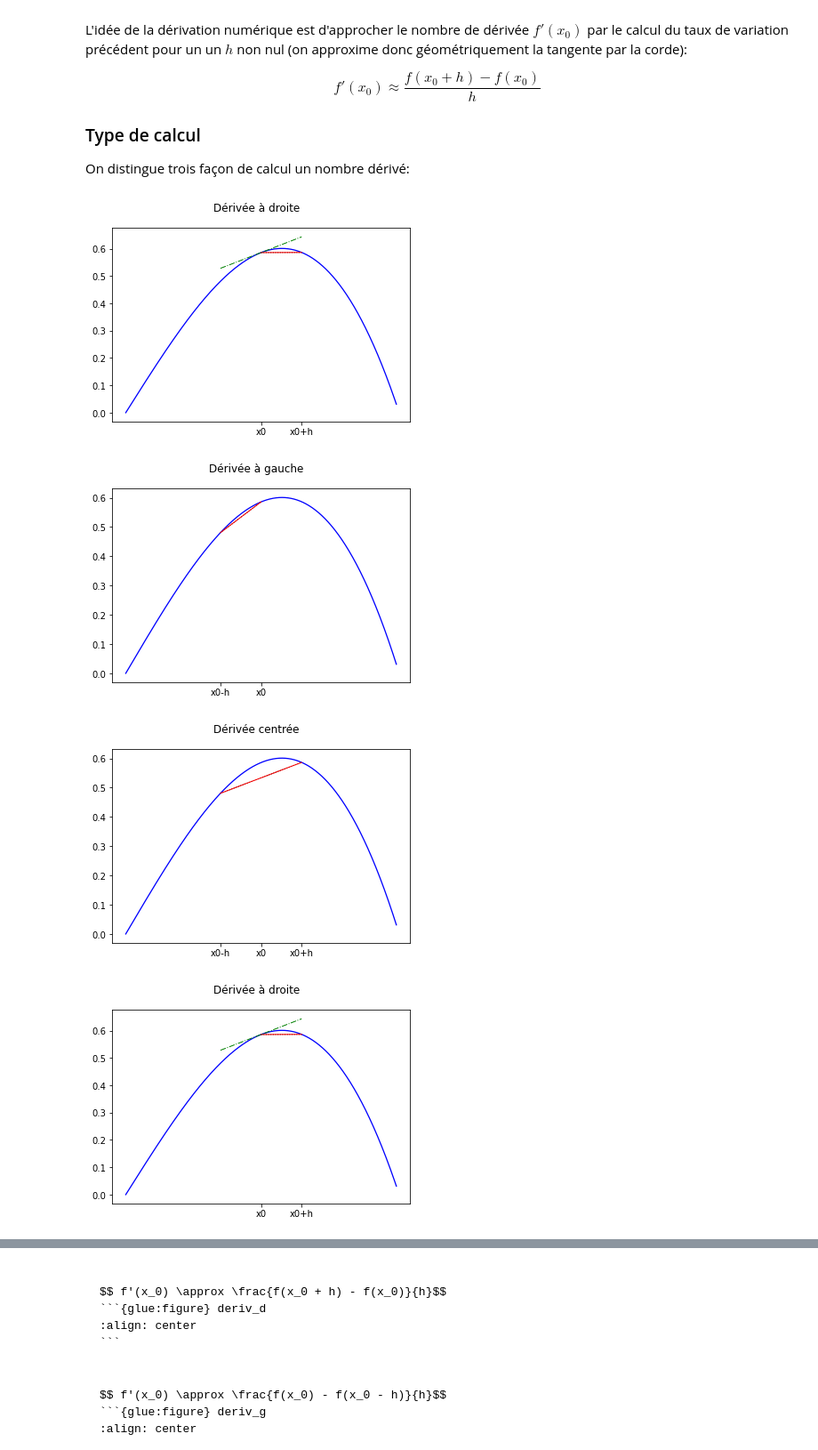
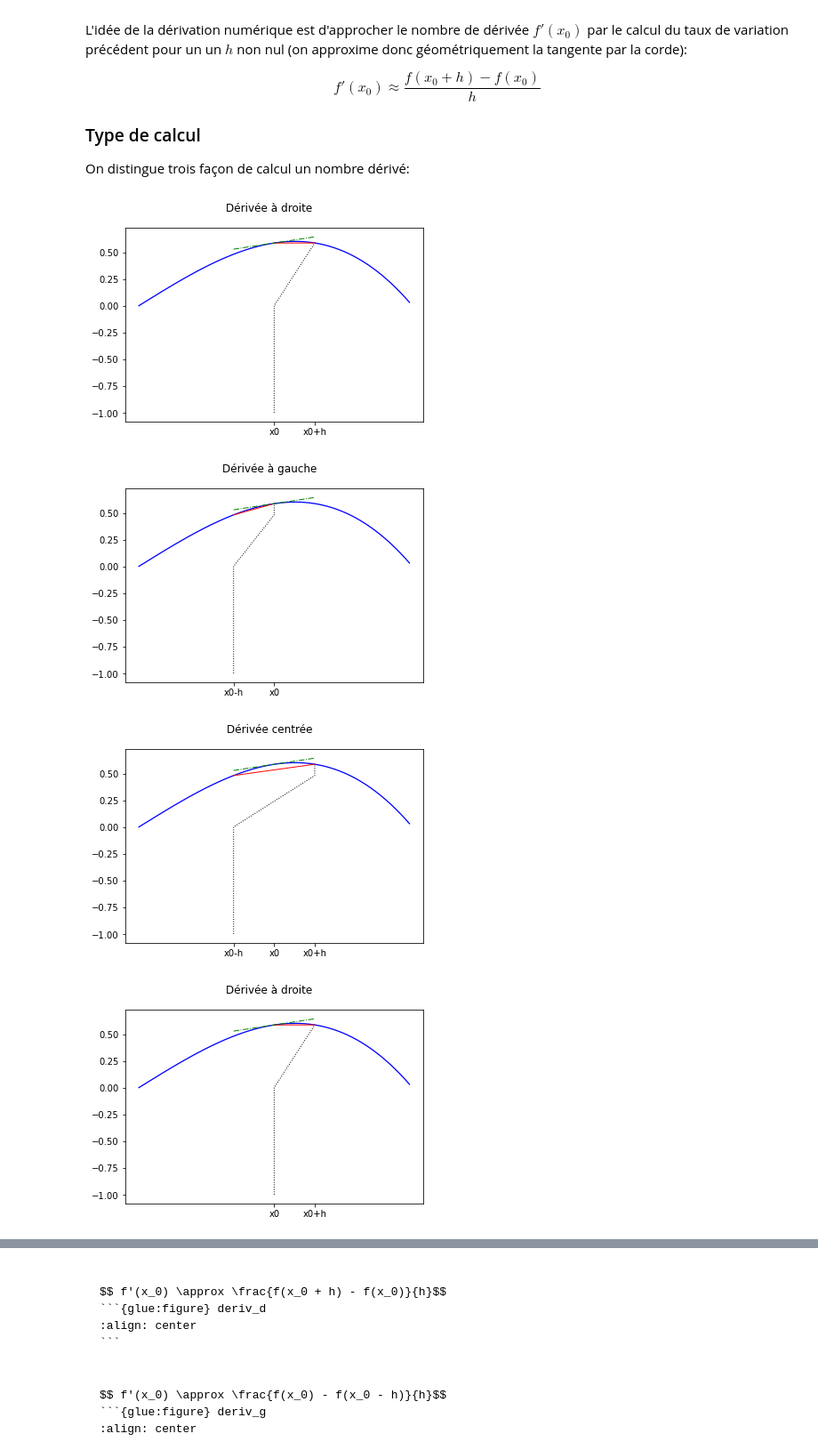
Before and after one commit to pcsi3physiquestan/capacites_numeriques, a Jupyter notebook: _sources/derivation_integration.ipynb, the cells around one changed output, grey strips where cells are left out. Shown: that part at 89% size. Drawn from its saved outputs; the diff is of its cells as text; code cells hidden in the pictures.

```diff
--- a/_sources/derivation_integration.ipynb
+++ b/_sources/derivation_integration.ipynb
@@ -38,49 +38,51 @@ Kg = 2 - Kd
 xd = np.array([np.pi / 4, np.pi / 4 * Kd])
 xd2 = np.array([np.pi / 4, np.pi / 4, np.pi / 4 * Kd, np.pi / 4 * Kd])
 yd = f1(xd)
-yd2 = f1(xd2)
+yd2 = np.insert(np.insert(yd, 0, 0), 0, -1)
 
 xg = np.array([np.pi / 4 * Kg, np.pi / 4])
 xg2 = np.array([np.pi / 4 * Kg, np.pi / 4 * Kg, np.pi / 4, np.pi / 4])
 yg = f1(xg)
-yg2 = f1(xg2)
+yg2 = np.insert(np.insert(yg, 0, 0), 0, -1)
 
 xc = np.array([np.pi / 4 * Kg, np.pi / 4 * Kd])
 xc2 = np.array([np.pi / 4 * Kg, np.pi / 4 * Kg, np.pi / 4 * Kd, np.pi / 4 * Kd])
 xc3 = [np.pi / 4 * Kg, np.pi / 4, np.pi / 4 * Kd]
 yc = f1(xc)
-yc2 = f1(xc2)
+yc2 = np.insert(np.insert(yc, 0, 0), 0, -1)
 dyd = df1(xc)
 
 f, ax = plt.subplots()
 f.suptitle("Dérivée à droite")
 ax.plot(x, y, linewidth=1.3, color="blue")
 ax.plot(xd2, yd2, linestyle=':', linewidth=1, color="black")
 ax.plot(xd, yd, linewidth=1, color="red", label="Dérivée numérique")
 ax.plot(xc, dyd, linewidth=1, linestyle='-.', color="green", label="Dérivée réelle")
 ax.set_xticks(xd)
 ax.set_xticklabels(["x0", "x0+h"])
 glue("deriv_d", f, display="False")
 
 f, ax = plt.subplots()
 f.suptitle("Dérivée à gauche")
 ax.plot(x, y, linewidth=1.3, color="blue")
 ax.plot(xg2, yg2, linestyle=':', linewidth=1, color="black")
 ax.plot(xg, yg, linewidth=1, color="red", label="Dérivée numérique")
+ax.plot(xc, dyd, linewidth=1, linestyle='-.', color="green", label="Dérivée réelle")
 ax.set_xticks(xg)
 ax.set_xticklabels(["x0-h", "x0"])
 glue("deriv_g", f, display="False")
 
 f, ax = plt.subplots()
 f.suptitle("Dérivée centrée")
 ax.plot(x, y, linewidth=1.3, color="blue")
 ax.plot(xc2, yc2, linestyle=':', linewidth=1, color="black")
 ax.plot(xc,yc, linewidth=1, color="red", label="Dérivée numérique")
+ax.plot(xc, dyd, linewidth=1, linestyle='-.', color="green", label="Dérivée réelle")
 ax.set_xticks(xc3)
 ax.set_xticklabels(["x0-h", "x0", "x0+h"])
 glue("deriv_c", f, display="False")
 # %% [output]
-[figure, old version]
+[figure, new version]
-[figure, old version]
+[figure, new version]
-[figure, old version]
+[figure, new version]
-[figure, old version]
+[figure, new version]
```
Also changed, not shown: parts of 1 cell of this notebook, 5 other files.
